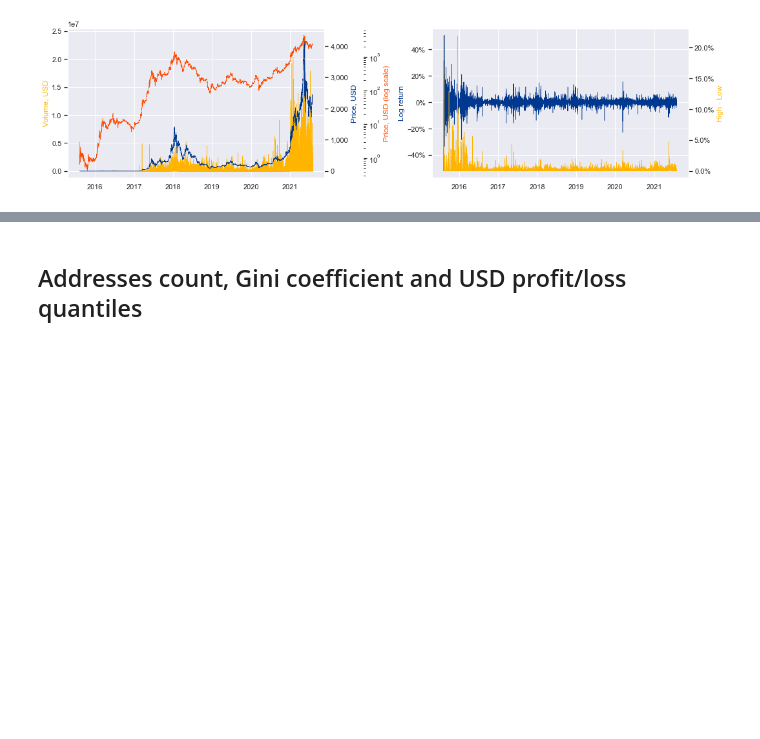
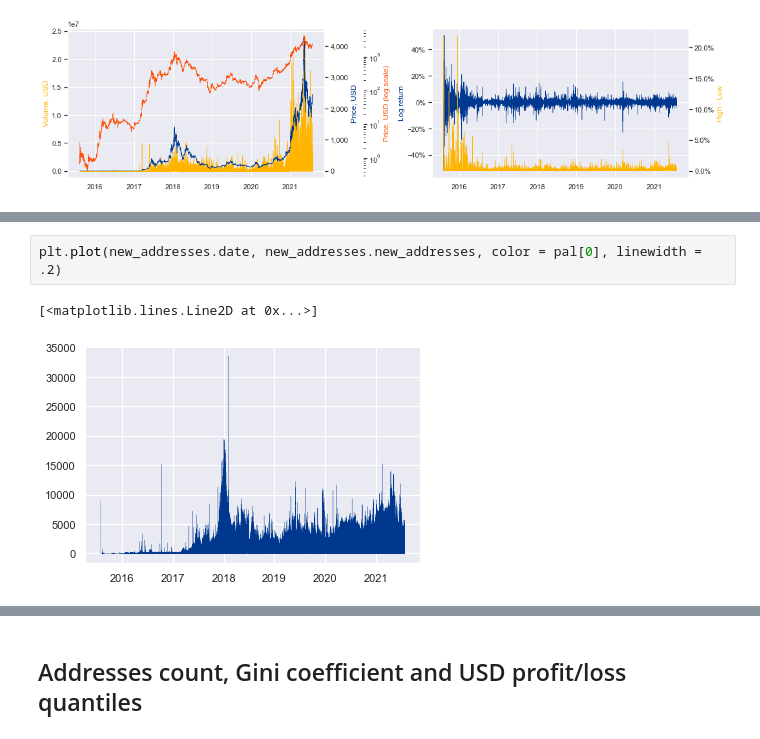
Before and after one commit to frebls/crypto-on-chain, a Jupyter notebook: data_analysis/EDA.ipynb, the cells around one changed output, grey strips where cells are left out. Saved outputs shown, nothing was run; the diff lists cells and outputs as text; blank space fills up the shorter version.

```diff
--- a/data_analysis/EDA.ipynb
+++ b/data_analysis/EDA.ipynb
@@ -324,0 +344,5 @@ plt.show()
+# %%
+plt.plot(new_addresses.date, new_addresses.new_addresses, color = pal[0], linewidth = .2)
+# %% [output]
+[<matplotlib.lines.Line2D at 0x...>]
+[figure, added]
```
Also changed, not shown: parts of 34 cells of this notebook.
